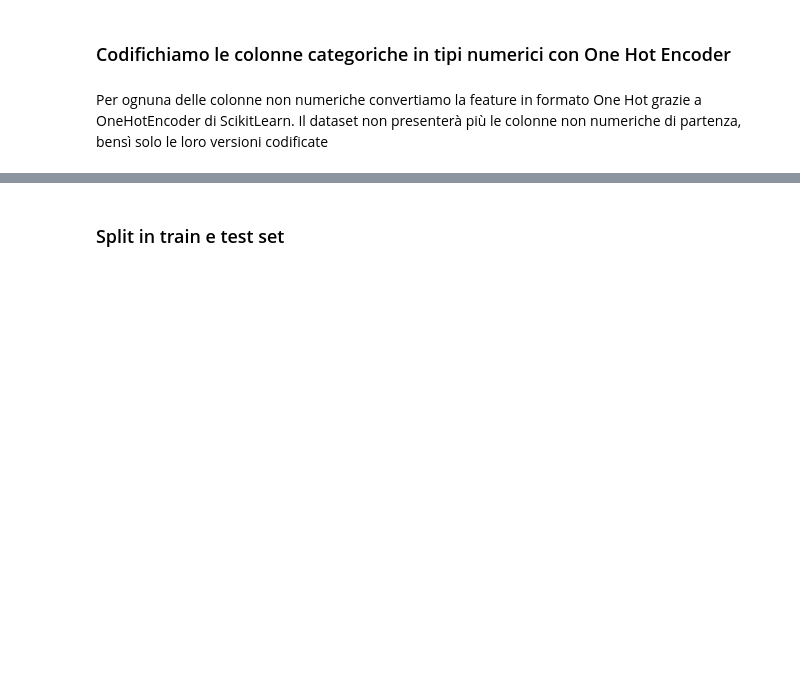
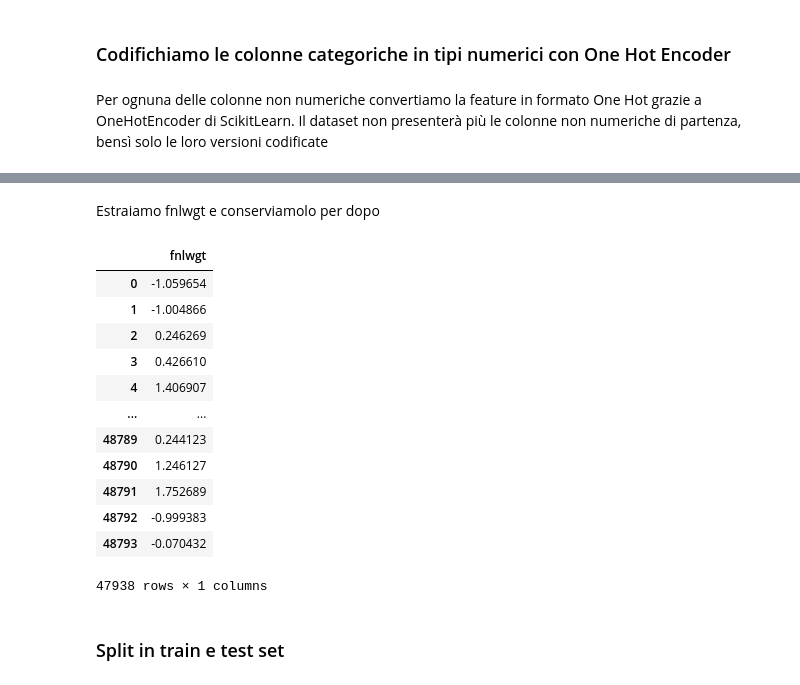
Before and after one commit to NicoSanse/ML_Project, a Jupyter notebook: Project.ipynb, the cells around one changed output, grey strips where cells are left out. Saved outputs shown, nothing was run; the diff lists cells and outputs as text; code cells hidden in the pictures; blank space fills up the shorter version.

```diff
--- a/Project.ipynb
+++ b/Project.ipynb
@@ -1161,3 +1143,26 @@ X.tail()
+# %% [markdown]
+Estraiamo fnlwgt e conserviamolo per dopo
+# %%
+fnlwgt =pd.DataFrame()
+fnlwgt = X[['fnlwgt']]
+
+X = X.drop(labels=['fnlwgt'], axis=1)
+
+fnlwgt
+# %% [output]
+|  | fnlwgt |
+| 0 | -1.059654 |
+| 1 | -1.004866 |
+| 2 | 0.246269 |
+| 3 | 0.426610 |
+| 4 | 1.406907 |
+| ... | ... |
+| 48789 | 0.244123 |
+| 48790 | 1.246127 |
+| 48791 | 1.752689 |
+| 48792 | -0.999383 |
+| 48793 | -0.070432 |
+47938 rows × 1 columns
 # %% [markdown]
 ### Split in train e test set
 # %%
```
Also changed, not shown: parts of 13 cells of this notebook.
